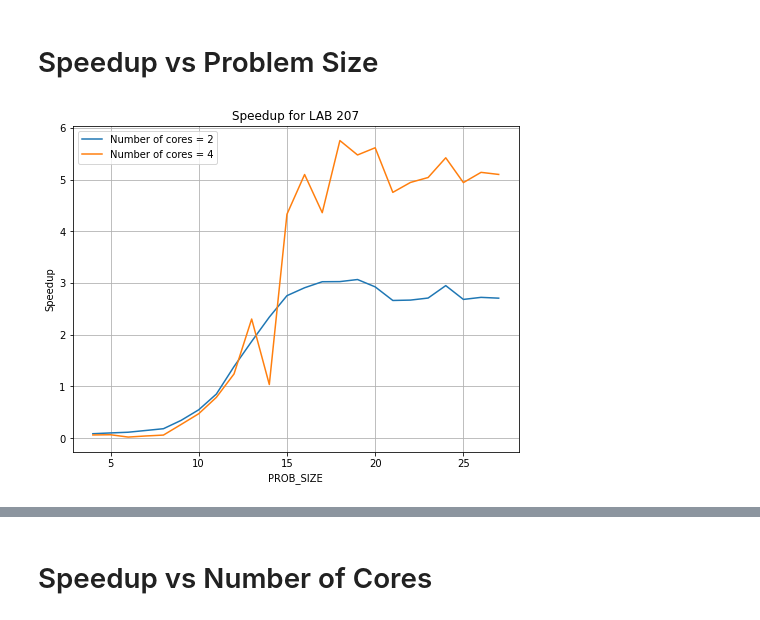
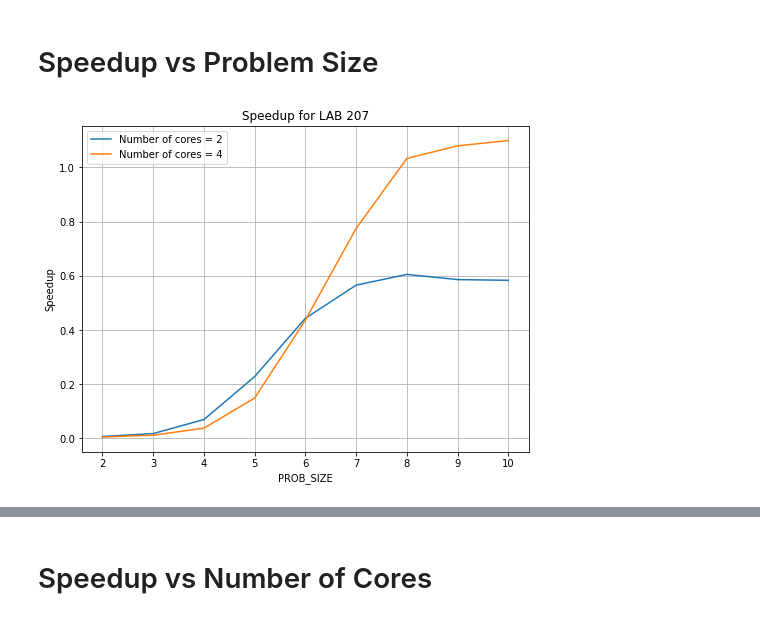
Before and after one commit to omp217/HPC-Assignment8, a Jupyter notebook: speedup.ipynb, the cells around one changed output, grey strips where cells are left out. Cells and saved outputs as stored; diff of their text form; code cells hidden in the pictures.

```diff
--- a/speedup.ipynb
+++ b/speedup.ipynb
@@ -172,9 +172,9 @@ def plot_4(file_name, machine):
 # %% [markdown]
 # Speedup vs Problem Size
 # %%
-file_name = 'data_lab_2.csv'
+file_name = 'parallel_lab_static.csv'
 machine = 'LAB 207'
 plot_1(file_name, machine)
 # %% [output]
-[figure, old version]
+[figure, new version]
 # %%
```
Also changed, not shown: parts of 7 cells of this notebook, 20 other files.
